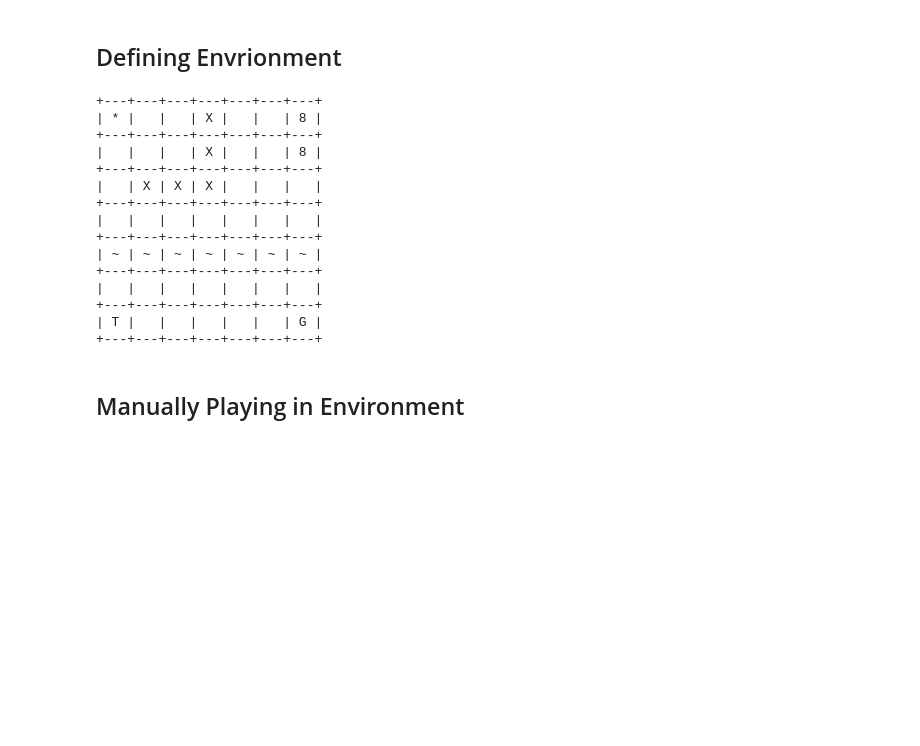
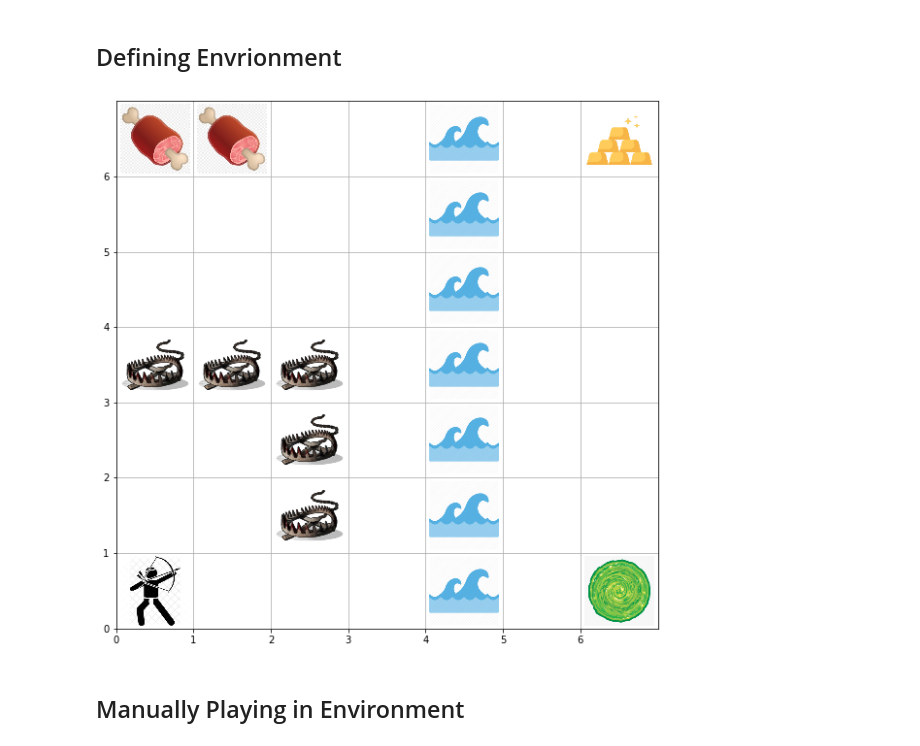
Before and after one commit to navidmdn/rl_fall2021, a Jupyter notebook: assignment1.ipynb, the cells around one changed output. Cells and saved outputs as stored; diff of their text form; code cells hidden in the pictures; blank space fills up the shorter version.

Commit message:
visual rendering of env

```diff
--- a/assignment1.ipynb
+++ b/assignment1.ipynb
@@ -289,60 +292,71 @@ class GoldHuntEnv(gym.Env):
         self.map_size = self.static_map_size
         self.agent_pos = [0, 0]
         self.env_map = self.generate_static_map(self.agent_pos)
         self.prev_action = None
         self.time_step = 0
 
         return self.pos_to_state(self.agent_pos)
 
     def get_env_rep(self):
         env_map_top_layer = deepcopy(self.env_map)
         env_map_top_layer[self.agent_pos[0]][self.agent_pos[1]] = Miner()
 
         return tabulate(env_map_top_layer, headers=[], tablefmt='grid')
 
     def get_rgb_rep(self):
-        env_map_top_layer = deepcopy(self.env_map)
-        env_map_top_layer[self.agent_pos[0]][self.agent_pos[1]] = Miner()
-        for i in range(len(env_map_top_layer)):
-            for j in range(len(env_map_top_layer[0])):
-                obj = env_map_top_layer[i][j]
-                if isinstance(obj, Miner):
-                    env_map_top_layer[i][j] = 0.5
-                elif isinstance(obj, Gold):
-                    env_map_top_layer[i][j] = 0.0
+        fig, ax = plt.subplots(figsize=(10, 10))
+        ax.set_xlim(0, self.map_size)
+        ax.set_ylim(0, self.map_size)
+
+        show_layer = deepcopy(self.env_map)
+        show_layer[self.agent_pos[0]][self.agent_pos[1]] = Miner()
+
+        for i in range(len(show_layer)):
+            for j in range(len(show_layer)):
+                obj = show_layer[i][j]
+
+                if isinstance(obj, Gold):
+                    path = './images/gold.png'
+                elif isinstance(obj, Trap):
+                    path = './images/trap.png'
+                elif isinstance(obj, Food):
+                    path = './images/food.png'
+                elif isinstance(obj, Log):
+                    path = './images/log.png'
+                elif isinstance(obj, Stream):
+                    path = './images/stream.png'
+                elif isinstance(obj, Teleport):
+                    path = './images/teleport.png'
+                elif isinstance(obj, Miner):
+                    path = './images/agent.png'
                 else:
-                    env_map_top_layer[i][j] = 1.0
-        return np.array(env_map_top_layer)
+                    continue
+
+
+                obj_repr = AnnotationBbox(OffsetImage(plt.imread(path), zoom=0.28),
+                       list(map(add, [i, j], [0.5, 0.5])), frameon=False)
+                ax.add_artist(obj_repr)
+
+        plt.xticks([i for i in range(self.map_size)])
+        plt.yticks([i for i in range(self.map_size)])
+        plt.grid()
+        plt.show()
 
 
     def render(self, mode='human'):
         if self.ascii_rep:
             print(self.get_env_rep())
         else:
-            pass
+            self.get_rgb_rep()
 
 
     def close(self):
         pass
 
-env = GoldHuntEnv()
+env = GoldHuntEnv(ascii_rep=False)
 env.reset()
 env.render()
 # %% [output]
-+---+---+---+---+---+---+---+
-| * |   |   | X |   |   | 8 |
-+---+---+---+---+---+---+---+
-|   |   |   | X |   |   | 8 |
-+---+---+---+---+---+---+---+
-|   | X | X | X |   |   |   |
-+---+---+---+---+---+---+---+
-|   |   |   |   |   |   |   |
-+---+---+---+---+---+---+---+
-| ~ | ~ | ~ | ~ | ~ | ~ | ~ |
-+---+---+---+---+---+---+---+
-|   |   |   |   |   |   |   |
-+---+---+---+---+---+---+---+
-| T |   |   |   |   |   | G |
-+---+---+---+---+---+---+---+
+[figure, added]
 # %% [markdown]
 ## Manually Playing in Environment
```
Also changed, not shown: parts of 4 cells of this notebook, 7 other files.
